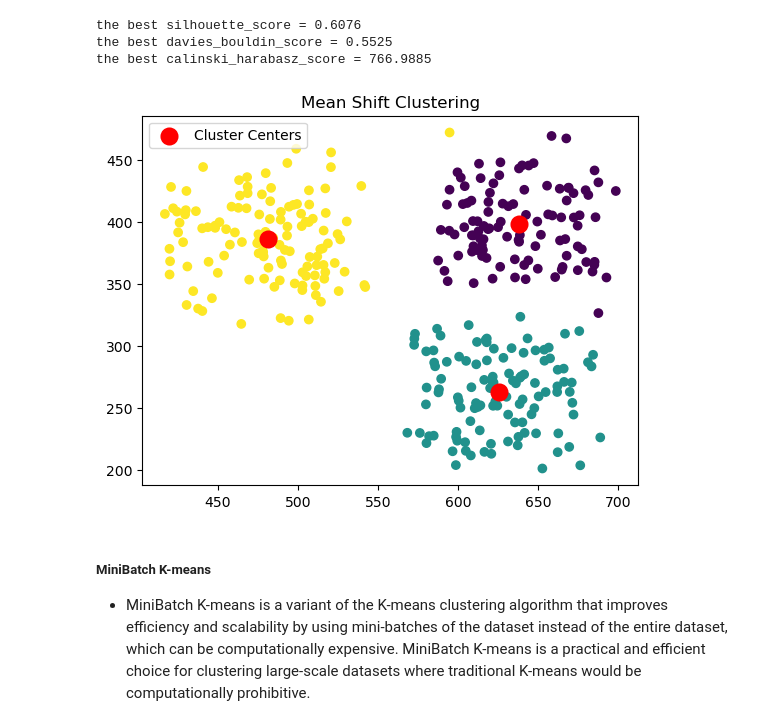
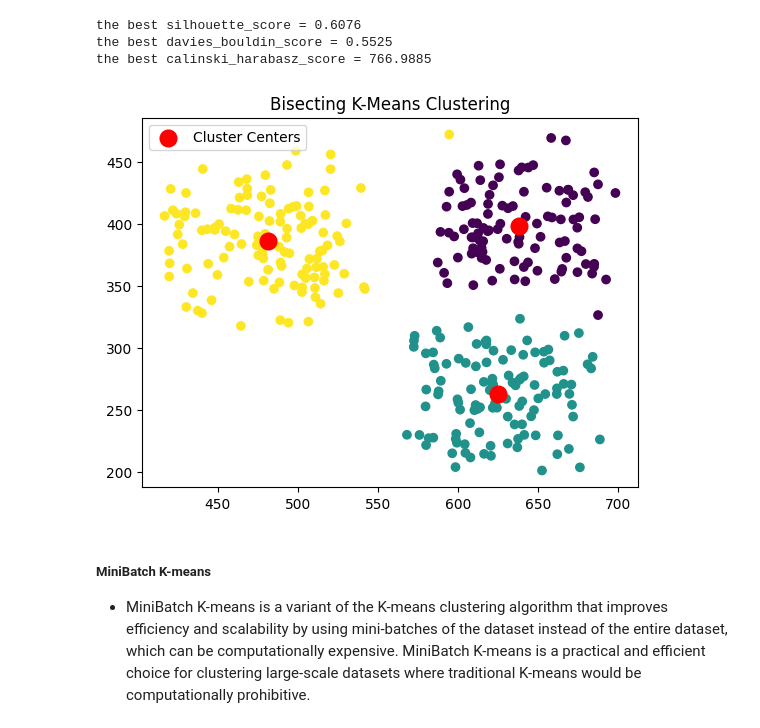
Before and after one commit to AIdjis/Clustering, a Jupyter notebook: notebooks/K-means.ipynb, the cells around one changed output. Saved outputs shown, nothing was run; the diff lists cells and outputs as text; code cells hidden in the pictures.

Commit message:
📝 Update the k-means clustering algorithm output

```diff
--- a/notebooks/K-means.ipynb
+++ b/notebooks/K-means.ipynb
@@ -139,13 +142,13 @@ the best davies_bouldin_score = 0.5525
 the best calinski_harabasz_score = 766.9885
 # %%
 plt.scatter(data['X'], data['Y'], c=cluster_labels)
-plt.title('Mean Shift Clustering')
+plt.title('Bisecting K-Means Clustering')
 plt.scatter(bisect_Kmeans.cluster_centers_[:, 0], bisect_Kmeans.cluster_centers_[:, 1],
             c='red', marker='o', s=100, linewidths=3, label='Cluster Centers')
 plt.legend()
 plt.show()
 # %% [output]
-[figure, old version]
+[figure, new version]
 # %% [markdown]
 ##### MiniBatch K-means
 - MiniBatch K-means is a variant of the K-means clustering algorithm that improves efficiency and scalability by using mini-batches of the dataset instead of the entire dataset, which can be computationally expensive. MiniBatch K-means is a practical and efficient choice for clustering large-scale datasets where traditional K-means would be computationally prohibitive.
```
Also changed, not shown: parts of 7 cells of this notebook.
